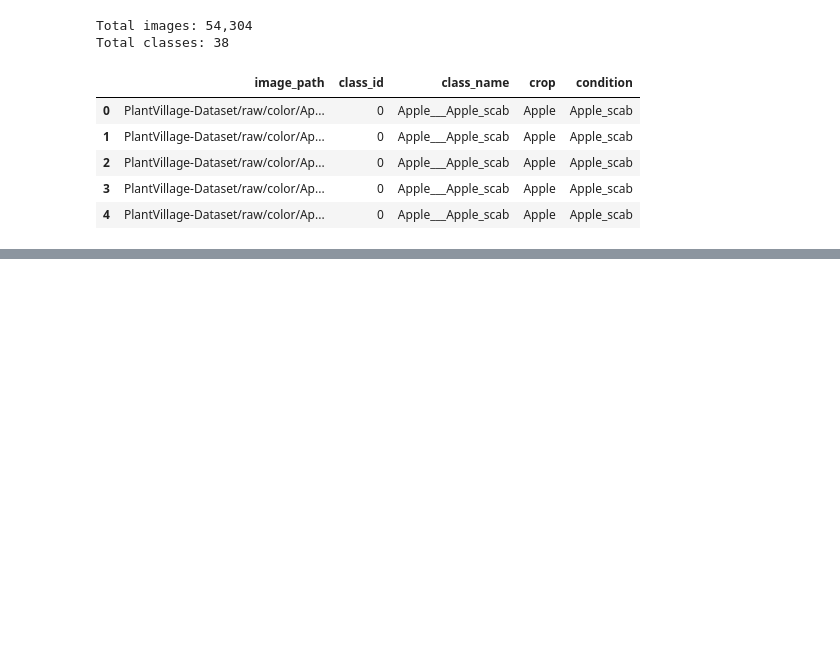
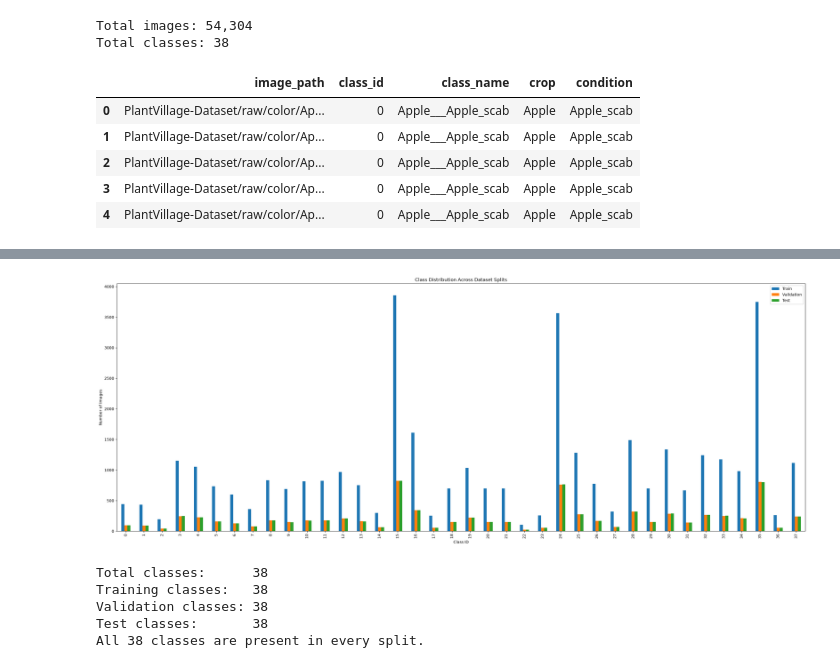
Before and after one commit to DevangVamja/agrivision-ai, a Jupyter notebook: notebooks/02_plantvillage_split.ipynb, the cells around one changed output, grey strips where cells are left out. Cells and saved outputs as stored; diff of their text form; code cells hidden in the pictures; blank space fills up the shorter version.

Commit message:
Add stratified PlantVillage dataset split

```diff
--- a/notebooks/02_plantvillage_split.ipynb
+++ b/notebooks/02_plantvillage_split.ipynb
@@ -54,0 +84,22 @@ Total classes: 38
+# %%
+train_df, temp_df = train_test_split(
+    metadata,
+    test_size=0.3,
+    stratify=metadata["class_id"],
+    random_state=RANDOM_STATE,
+)
+
+val_df, test_df = train_test_split(
+    temp_df,
+    test_size=0.5,
+    stratify=temp_df["class_id"],
+    random_state=RANDOM_STATE,
+)
+
+train_df.reset_index(drop=True, inplace=True)
+val_df.reset_index(drop=True, inplace=True)
+test_df.reset_index(drop=True, inplace=True)
+
+print(f"Train:      {len(train_df):,}")
+print(f"Validation: {len(val_df):,}")
+print(f"Test:       {len(test_df):,}")
@@ -54,0 +183,48 @@ Total classes: 38
+# %%
+class_counts = pd.DataFrame({
+    "Train": train_df["class_id"].value_counts().sort_index(),
+    "Validation": val_df["class_id"].value_counts().sort_index(),
+    "Test": test_df["class_id"].value_counts().sort_index(),
+})
+
+class_counts.plot(
+    kind="bar",
+    figsize=(26, 10),
+)
+
+plt.title("Class Distribution Across Dataset Splits")
+plt.xlabel("Class ID")
+plt.ylabel("Number of Images")
+plt.xticks(rotation=90)
+plt.tight_layout()
+plt.show()
+# %% [output]
+[figure, added]
+# %%
+train_classes = set(train_df["class_id"])
+val_classes = set(val_df["class_id"])
+test_classes = set(test_df["class_id"])
+
+all_classes = set(metadata["class_id"])
+
+print(f"Total classes:      {len(all_classes)}")
+print(f"Training classes:   {len(train_classes)}")
+print(f"Validation classes: {len(val_classes)}")
+print(f"Test classes:       {len(test_classes)}")
+
+if train_classes != all_classes:
+    raise ValueError("Some classes are missing from the training set.")
+
+if val_classes != all_classes:
+    raise ValueError("Some classes are missing from the validation set.")
+
+if test_classes != all_classes:
+    raise ValueError("Some classes are missing from the test set.")
+
+print("All 38 classes are present in every split.")
+# %% [output]
+Total classes:      38
+Training classes:   38
+Validation classes: 38
+Test classes:       38
+All 38 classes are present in every split.
```
Also changed, not shown: parts of 10 cells of this notebook.
